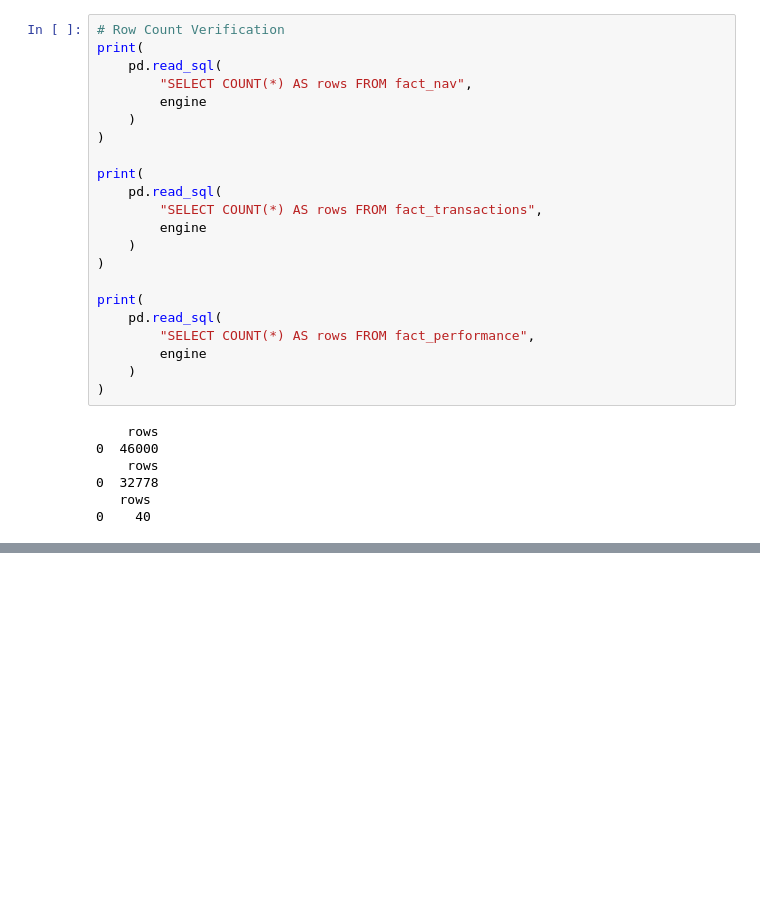
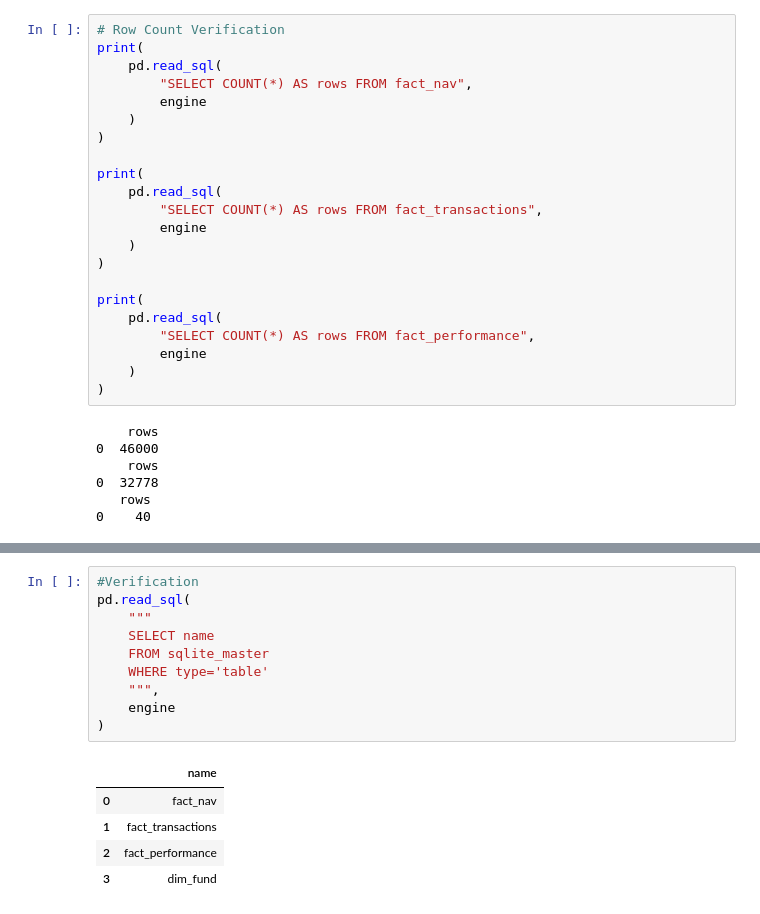
Before and after one commit to varuag09/bluestock_mf_capstone, a Jupyter notebook: notebooks/02_data_cleaning.ipynb, the cells around one changed output, grey strips where cells are left out. Saved outputs shown, nothing was run; the diff lists cells and outputs as text; blank space fills up the shorter version.

```diff
--- a/notebooks/02_data_cleaning.ipynb
+++ b/notebooks/02_data_cleaning.ipynb
@@ -378,0 +413,16 @@ print(
+# %%
+#Verification
+pd.read_sql(
+    """
+    SELECT name
+    FROM sqlite_master
+    WHERE type='table'
+    """,
+    engine
+)
+# %% [output]
+|  | name |
+| 0 | fact_nav |
+| 1 | fact_transactions |
+| 2 | fact_performance |
+| 3 | dim_fund |
```
Also changed, not shown: parts of 3 cells of this notebook, 1 other file.
